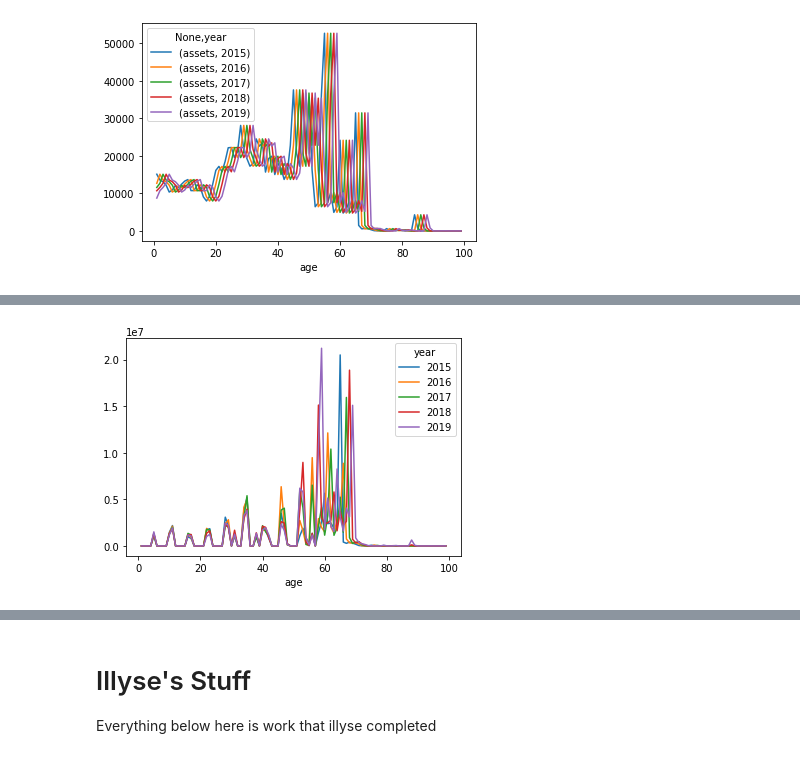
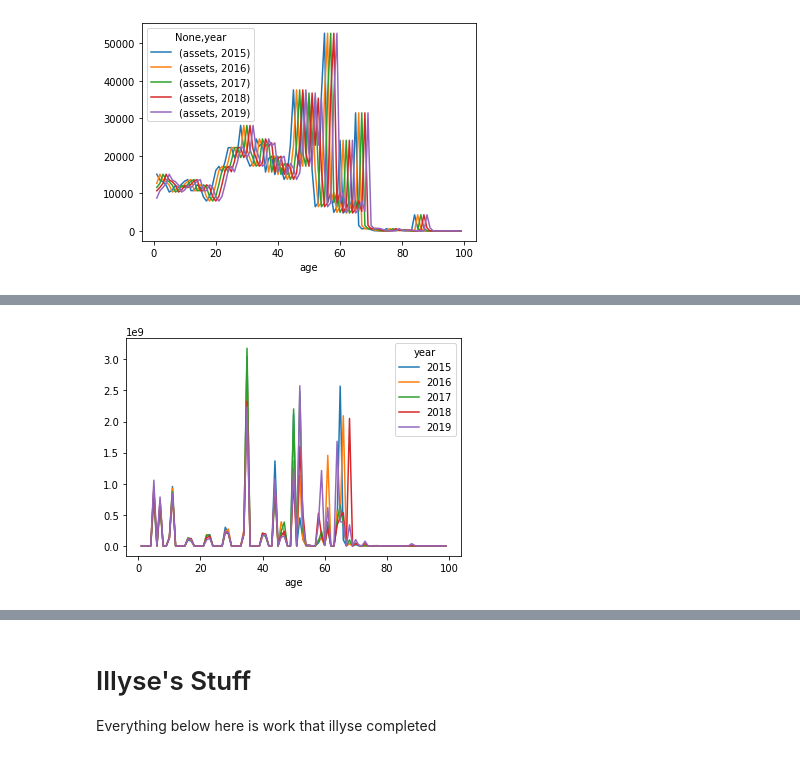
Before and after one commit to gavintreseder/pof, a Jupyter notebook: notebooks/component.ipynb, the cells around one changed output, grey strips where cells are left out. Saved outputs shown, nothing was run; the diff lists cells and outputs as text; code cells hidden in the pictures.

```diff
--- a/notebooks/component.ipynb
+++ b/notebooks/component.ipynb
@@ -135,7 +149,7 @@ def get_forecast_age(df, start_year, end_year, current_year=None):
     for year in range(start_year, end_year + 1):
 
         # Copy the df
-        df_year = df.copy().rename(columns={'asse-ts':year})
+        df_year = df.copy().rename(columns={'assets':year})
 
         # Adjust the age
         age_shift = year - current_year
@@ -160,8 +174,8 @@ df_age_cost.plot();
 # %%
-df_cost = df_forecast['assets'].mul(df_age_cost.reindex(df_forecast.index).values, axis=1)
+df_cost = df_forecast_age['assets'].mul(df_age_cost.reindex(df_forecast_age.index).values, axis=1)
 df_cost.plot();
 # %% [output]
-[figure, old version]
+[figure, new version]
 # %%
 def get_cost_profile(df_age, df_erc, start_year, end_year, current_year=None):
 
```
Also changed, not shown: parts of 14 cells of this notebook, 5 other files.
